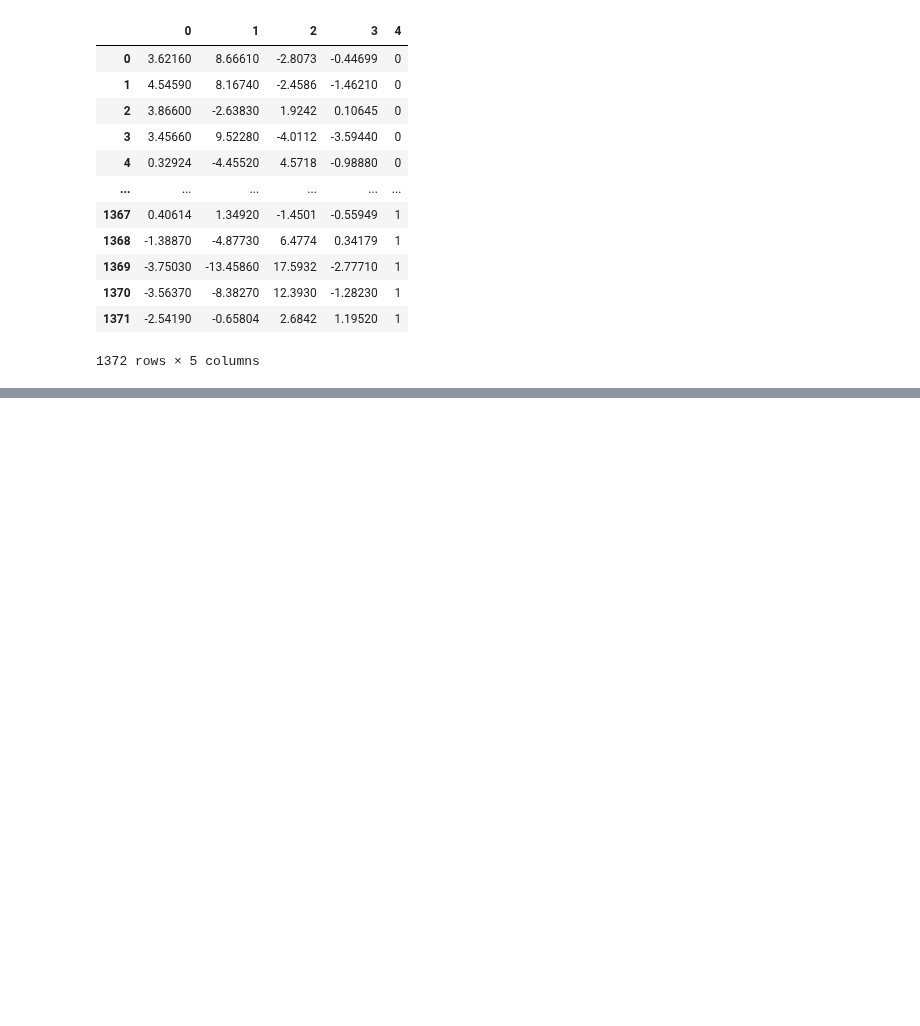
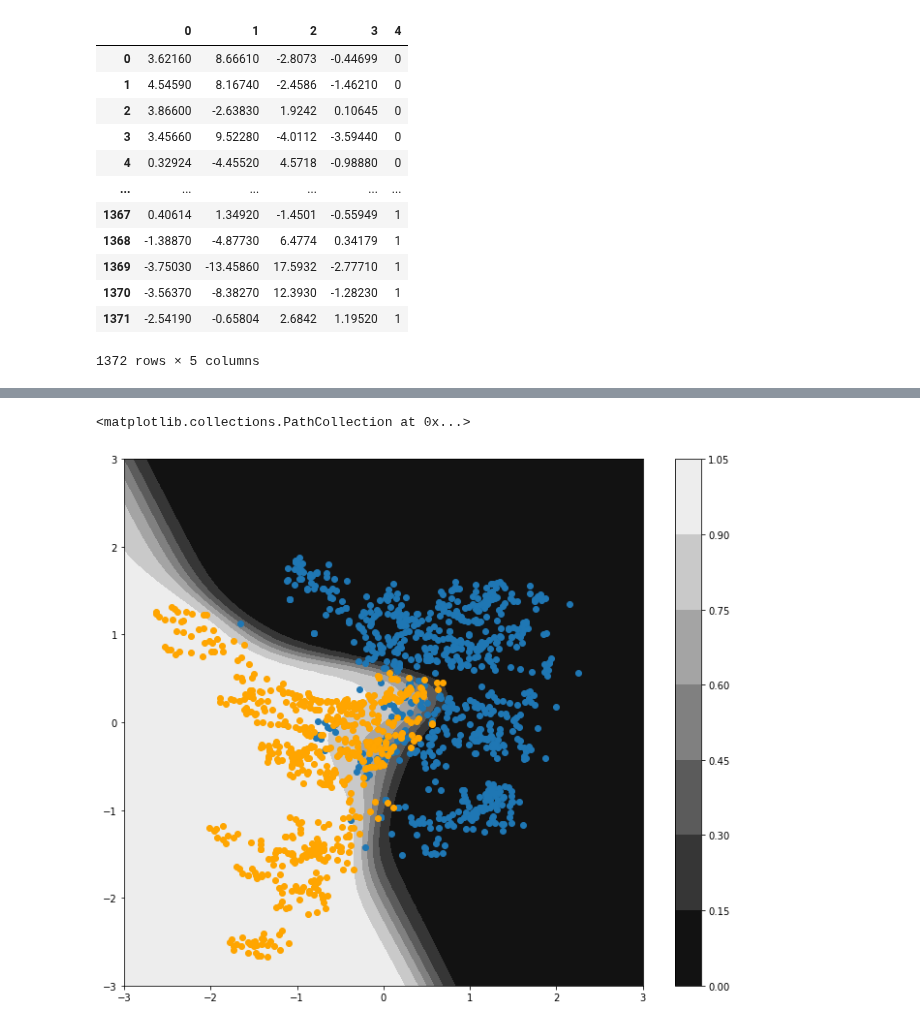
Before and after one commit to KISRDevelopment/nn_course, a Jupyter notebook: example_binary_classification.ipynb, the cells around one changed output, grey strips where cells are left out. Cells and saved outputs as stored; diff of their text form; code cells hidden in the pictures; blank space fills up the shorter version.

```diff
--- a/example_binary_classification.ipynb
+++ b/example_binary_classification.ipynb
@@ -120,0 +146,32 @@ AUC-ROC: 0.93
+# %%
+f, ax = plt.subplots(1, 1, figsize=(12, 10))
+
+class0_ix = y[:,0] == 0
+class1_ix = y[:,0]== 1
+
+Z_np = Z.numpy()
+
+# initialize range of input values
+K = 100
+xs = np.linspace(-3, 3, K)
+x1s, x2s = np.meshgrid(xs, xs)
+
+# zip the inputs up into a (K*K, 2) array
+Xstar = np.vstack((x1s.flatten(), x2s.flatten())).T
+Xstar = tf.convert_to_tensor(Xstar, dtype=tf.float32)
+
+# predict
+hidden_activation = tf.tanh(b_hidden + tf.matmul(Xstar, W_input_hidden))
+pi_star = tf.sigmoid(b_output + tf.matmul(hidden_activation, W_hidden_output))
+
+# plot
+pi_star = pi_star.numpy().reshape((K, K))
+cp = ax.contourf(x1s, x2s, pi_star, cmap=plt.get_cmap('gist_gray'))
+f.colorbar(cp)
+
+
+ax.scatter(Z_np[class0_ix, 0], Z_np[class0_ix, 1])
+ax.scatter(Z_np[class1_ix, 0], Z_np[class1_ix, 1], color='orange')
+# %% [output]
+<matplotlib.collections.PathCollection at 0x...>
+[figure, added]
```
Also changed, not shown: parts of 6 cells of this notebook, 7 other files.
